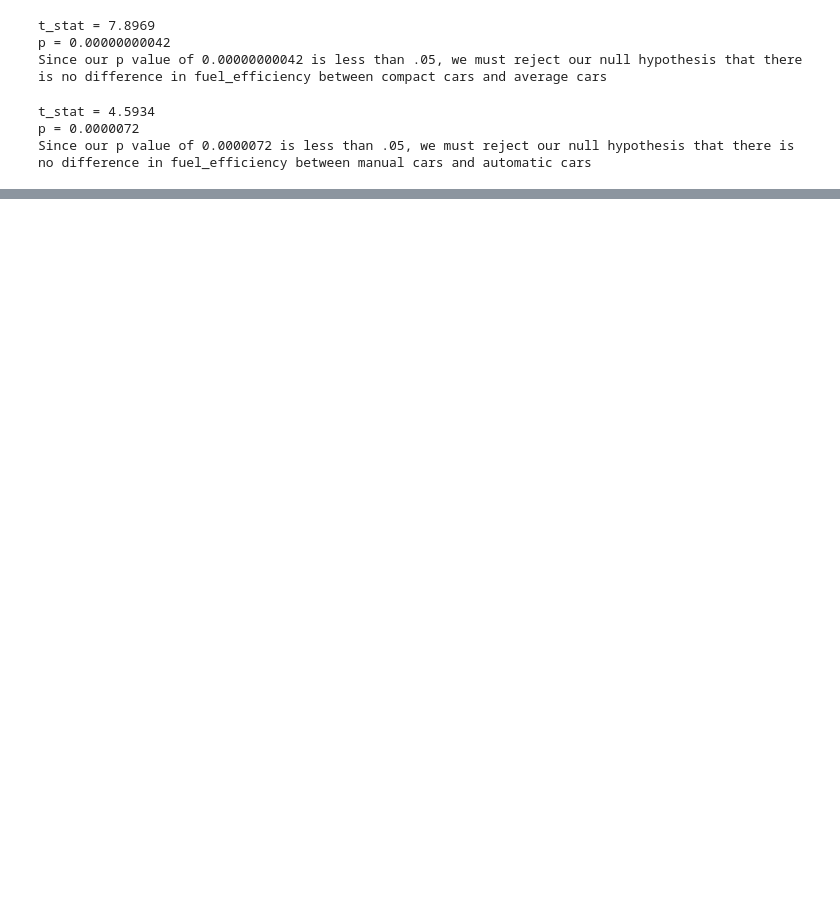
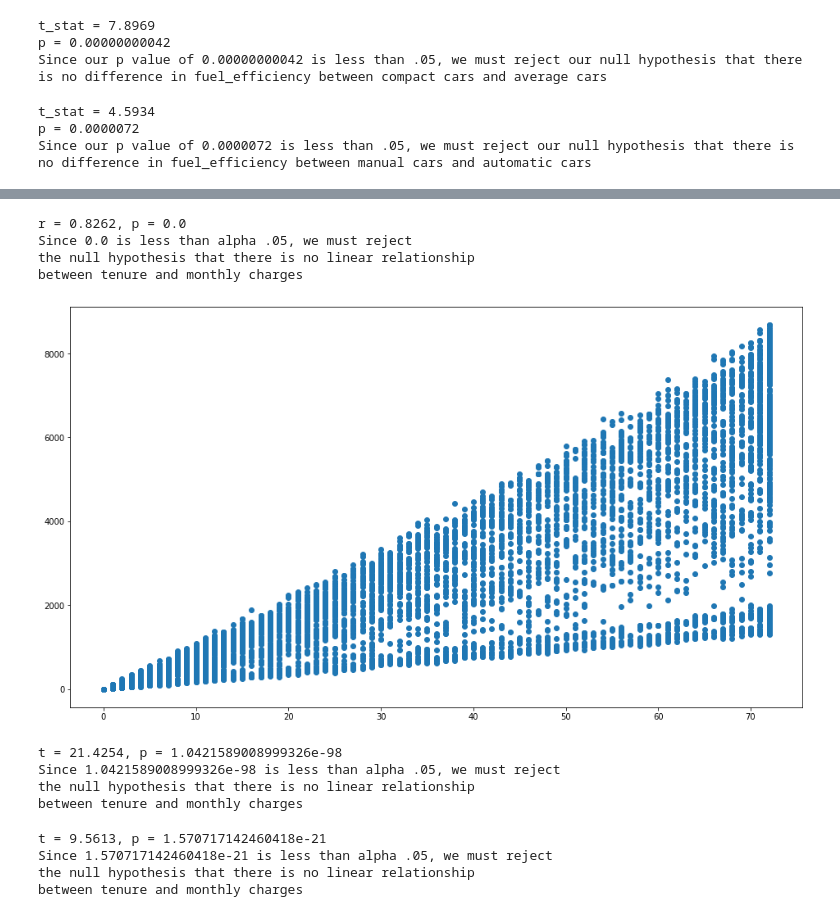
Before and after one commit to CameronGTaylor/statistics-exercises, a Jupyter notebook: hypothesis_testing.ipynb, the cells around one changed output, grey strips where cells are left out. Drawn from its saved outputs; the diff is of its cells as text; code cells hidden in the pictures; blank space fills up the shorter version.

```diff
--- a/hypothesis_testing.ipynb
+++ b/hypothesis_testing.ipynb
@@ -168,0 +225,43 @@ Since our p value of 0.0000072 is less than .05, we must reject our null hypothe
+# %%
+x = customers.tenure
+y = customers.total_charges
+
+plt.figure(figsize=(16,9))
+plt.scatter(x, y)
+r, p = stats.pearsonr(x, y)
+print(f'r = {r:.4f}, p = {p}')
+print(f'''Since {p} is less than alpha .05, we must reject
+the null hypothesis that there is no linear relationship
+between tenure and monthly charges''')
+# %% [output]
+r = 0.8262, p = 0.0
+Since 0.0 is less than alpha .05, we must reject
+the null hypothesis that there is no linear relationship
+between tenure and monthly charges
+[figure, added]
+# %%
+x1 = customers[customers.phone_service == 'Yes'].monthly_charges
+x2 = customers[customers.phone_service == 'No'].monthly_charges
+t, p = stats.ttest_ind(x1, x2)
+print(f't = {t:.4f}, p = {p}')
+print(f'''Since {p} is less than alpha .05, we must reject
+the null hypothesis that there is no linear relationship
+between tenure and monthly charges''')
+# %% [output]
+t = 21.4254, p = 1.0421589008999326e-98
+Since 1.0421589008999326e-98 is less than alpha .05, we must reject
+the null hypothesis that there is no linear relationship
+between tenure and monthly charges
+# %%
+x1 = customers[customers.phone_service == 'Yes'].total_charges
+x2 = customers[customers.phone_service == 'No'].total_charges
+t, p = stats.ttest_ind(x1, x2)
+print(f't = {t:.4f}, p = {p}')
+print(f'''Since {p} is less than alpha .05, we must reject
+the null hypothesis that there is no linear relationship
+between tenure and monthly charges''')
+# %% [output]
+t = 9.5613, p = 1.570717142460418e-21
+Since 1.570717142460418e-21 is less than alpha .05, we must reject
+the null hypothesis that there is no linear relationship
+between tenure and monthly charges
```
Also changed, not shown: parts of 24 cells of this notebook.
